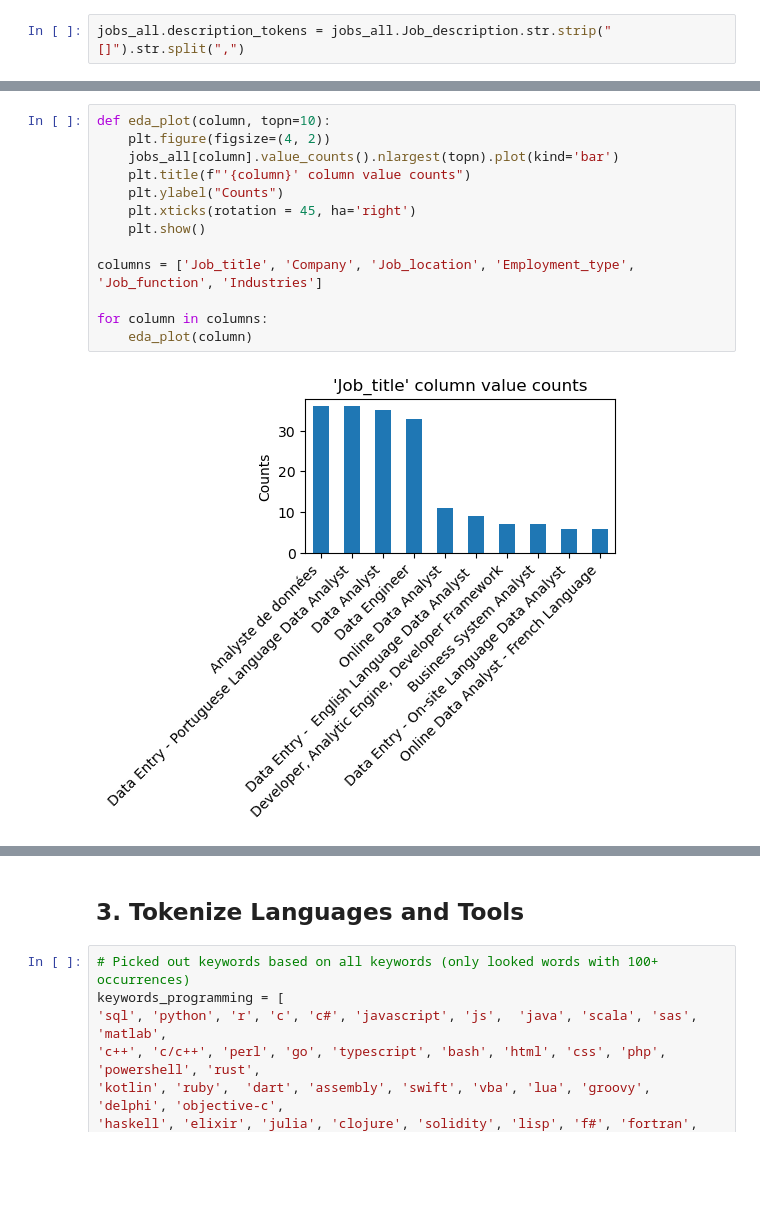
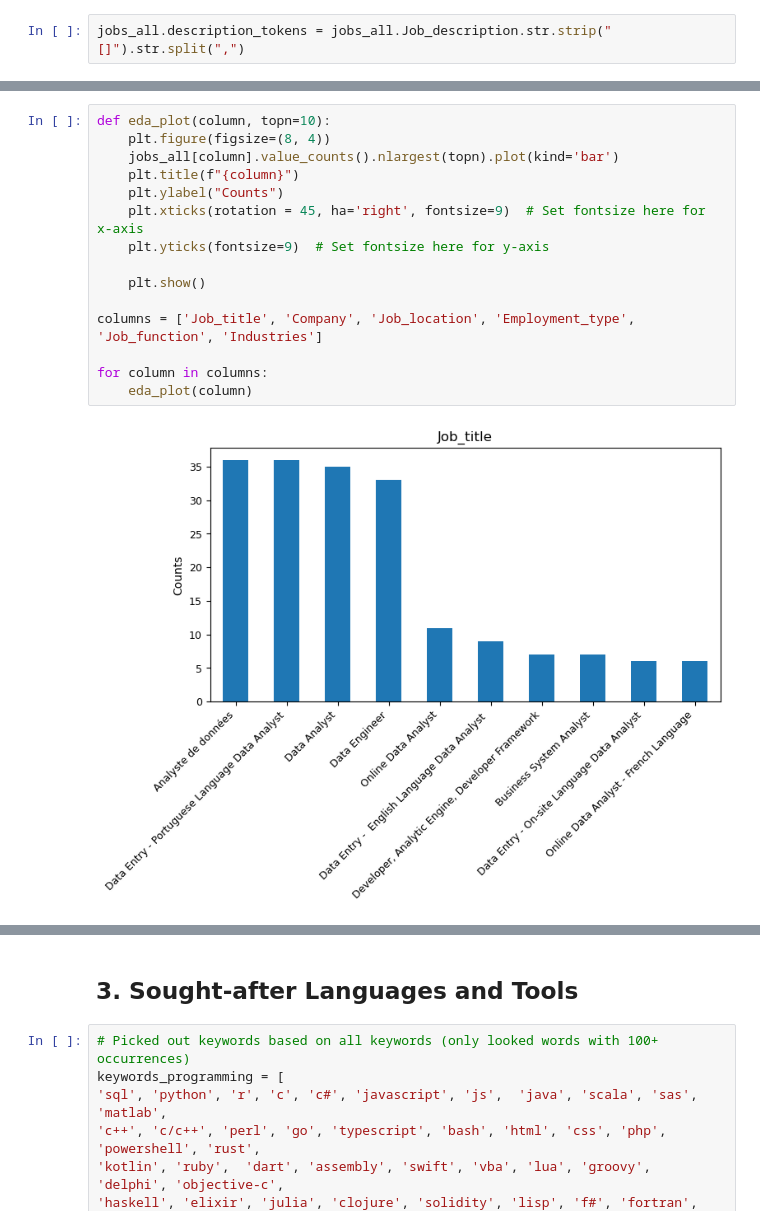
Before and after one commit to xuehaozhang/EntryLevelDA, a Jupyter notebook: EntryLevelDA.ipynb, the cells around one changed output, grey strips where cells are left out. Saved outputs shown, nothing was run; the diff lists cells and outputs as text; blank space fills up the shorter version.

```diff
--- a/EntryLevelDA.ipynb
+++ b/EntryLevelDA.ipynb
@@ -37,16 +39,18 @@ jobs_all.head()
 | 4 | Data Analyst | Canada | Data Analyst | https://ca.linkedin.com/jobs/view... | \n Tailscale\n | https://ca.linkedin.com/company/t... | \n Canada\n | \n \n\n \n \n \n \n \n ... | ... |
 # %%
 def eda_plot(column, topn=10):
-    plt.figure(figsize=(4, 2))
+    plt.figure(figsize=(8, 4))
     jobs_all[column].value_counts().nlargest(topn).plot(kind='bar')
-    plt.title(f"'{column}' column value counts")
+    plt.title(f"{column}")
     plt.ylabel("Counts")
-    plt.xticks(rotation = 45, ha='right')
+    plt.xticks(rotation = 45, ha='right', fontsize=9)  # Set fontsize here for x-axis
+    plt.yticks(fontsize=9)  # Set fontsize here for y-axis
+
     plt.show()
 
 columns = ['Job_title', 'Company', 'Job_location', 'Employment_type', 'Job_function', 'Industries']
 
 for column in columns:
     eda_plot(column)
 # %% [output]
-[figure, old version]
+[figure, new version]
@@ -58,5 +62,5 @@ for column in columns:
 # %% [markdown]
-## 3. Tokenize Languages and Tools
+## 3. Sought-after Languages and Tools
 # %%
 # Picked out keywords based on all keywords (only looked words with 100+ occurrences)
 keywords_programming = [
```
Also changed, not shown: parts of 21 cells of this notebook.
